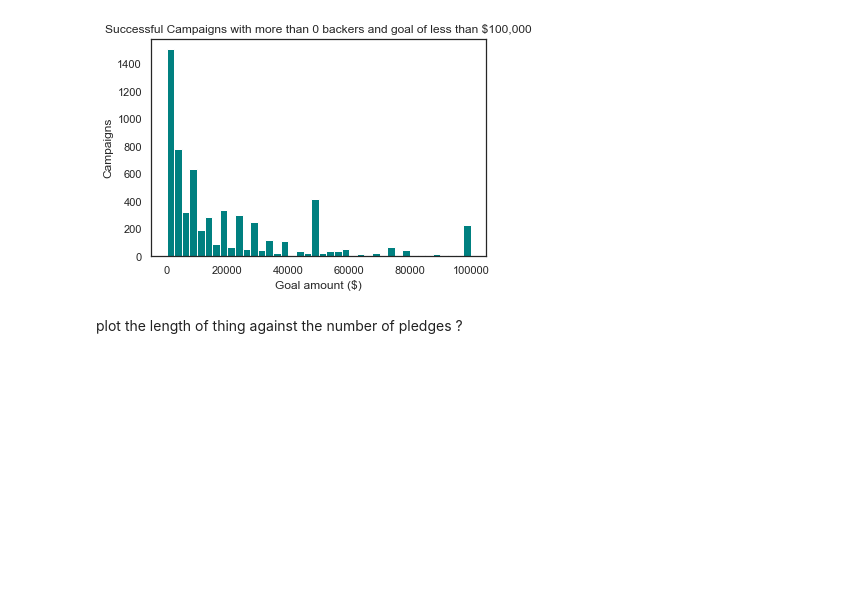
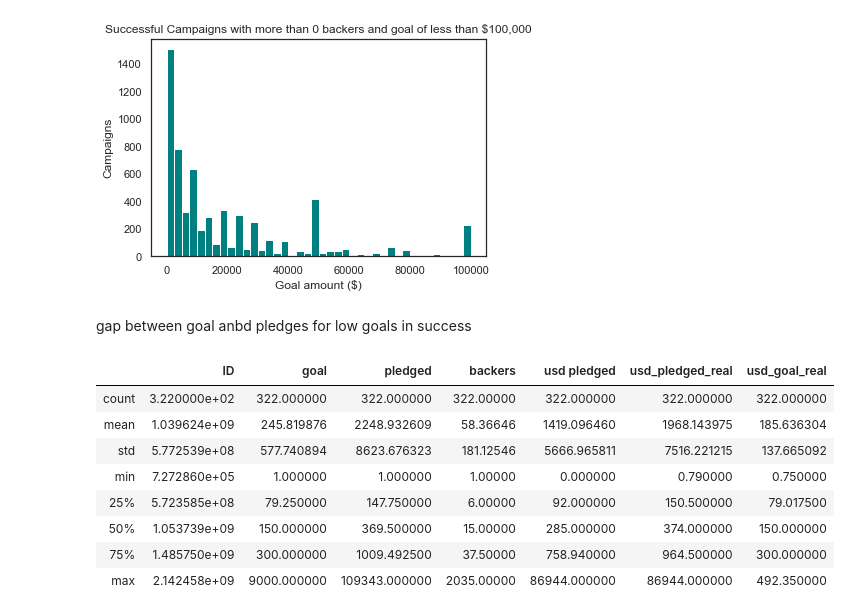
Before and after one commit to kgreengrass/fictional-happiness, a Jupyter notebook: Kickstarter.ipynb, the cells around one changed output. Cells and saved outputs as stored; diff of their text form; code cells hidden in the pictures; blank space fills up the shorter version.

```diff
--- a/Kickstarter.ipynb
+++ b/Kickstarter.ipynb
@@ -118,5 +118,18 @@ plt.show()
 #sns_plot1.savefig("fail.png")
 # %%
 #idea success rate vs start month??
-# %% [markdown]
-plot the length of thing against the number of pledges ?
+# %% [markdown]
+gap between goal anbd pledges for low goals in success
+# %%
+tsl = tecsuc[tecsuc['usd_goal_real'] <= 498]
+tsl.describe()
+# %% [output]
+|  | ID | goal | pledged | backers | usd pledged | usd_pledged_real | usd_goal_real |
+| count | 3.220000e+02 | 322.000000 | 322.000000 | 322.00000 | 322.000000 | 322.000000 | 322.000000 |
+| mean | 1.039624e+09 | 245.819876 | 2248.932609 | 58.36646 | 1419.096460 | 1968.143975 | 185.636304 |
+| std | 5.772539e+08 | 577.740894 | 8623.676323 | 181.12546 | 5666.965811 | 7516.221215 | 137.665092 |
+| min | 7.272860e+05 | 1.000000 | 1.000000 | 1.00000 | 0.000000 | 0.790000 | 0.750000 |
+| 25% | 5.723585e+08 | 79.250000 | 147.750000 | 6.00000 | 92.000000 | 150.500000 | 79.017500 |
+| 50% | 1.053739e+09 | 150.000000 | 369.500000 | 15.00000 | 285.000000 | 374.000000 | 150.000000 |
+| 75% | 1.485750e+09 | 300.000000 | 1009.492500 | 37.50000 | 758.940000 | 964.500000 | 300.000000 |
+| max | 2.142458e+09 | 9000.000000 | 109343.000000 | 2035.00000 | 86944.000000 | 86944.000000 | 492.350000 |
```
Also changed, not shown: parts of 2 cells of this notebook, 4 other files.
